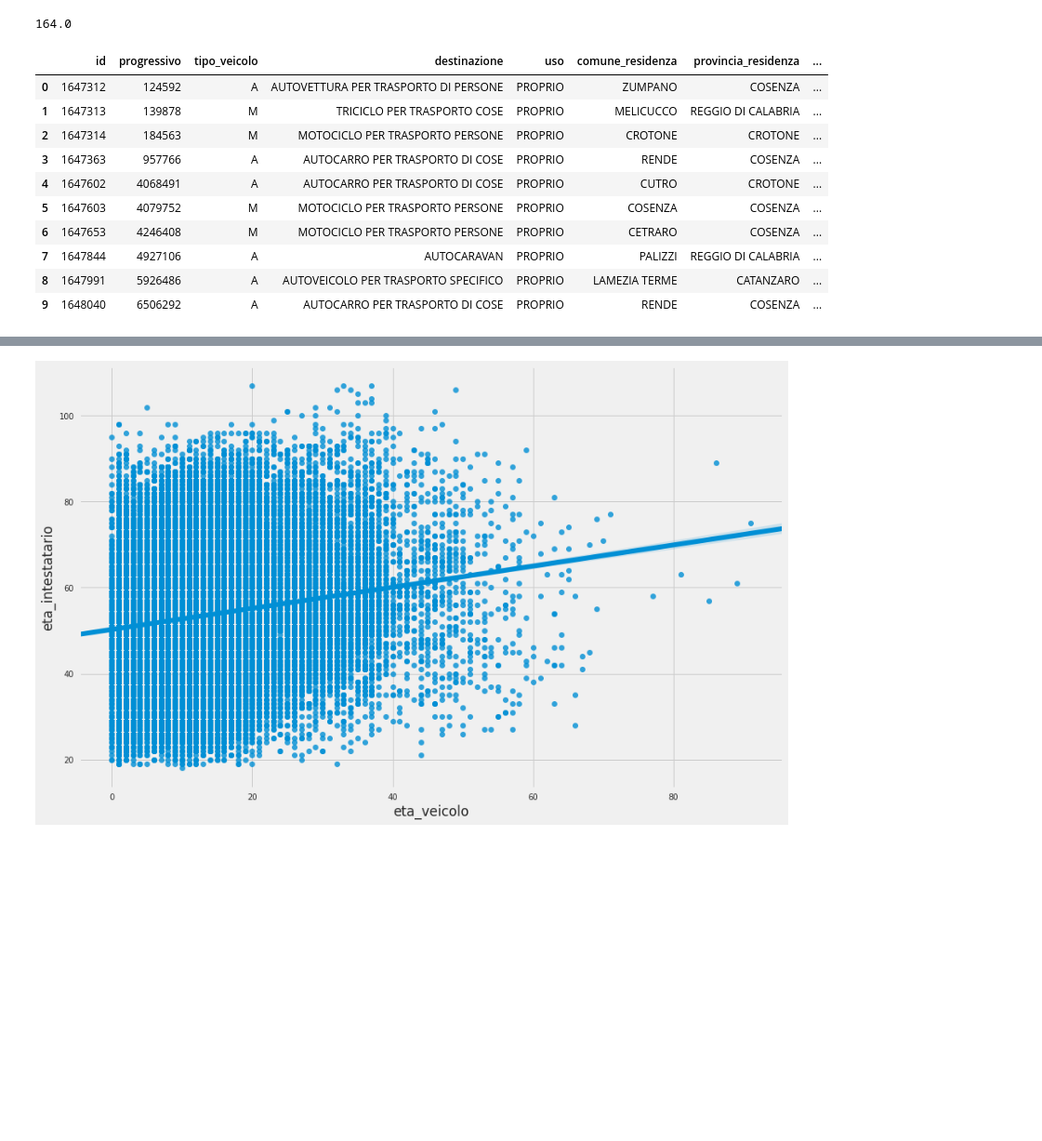
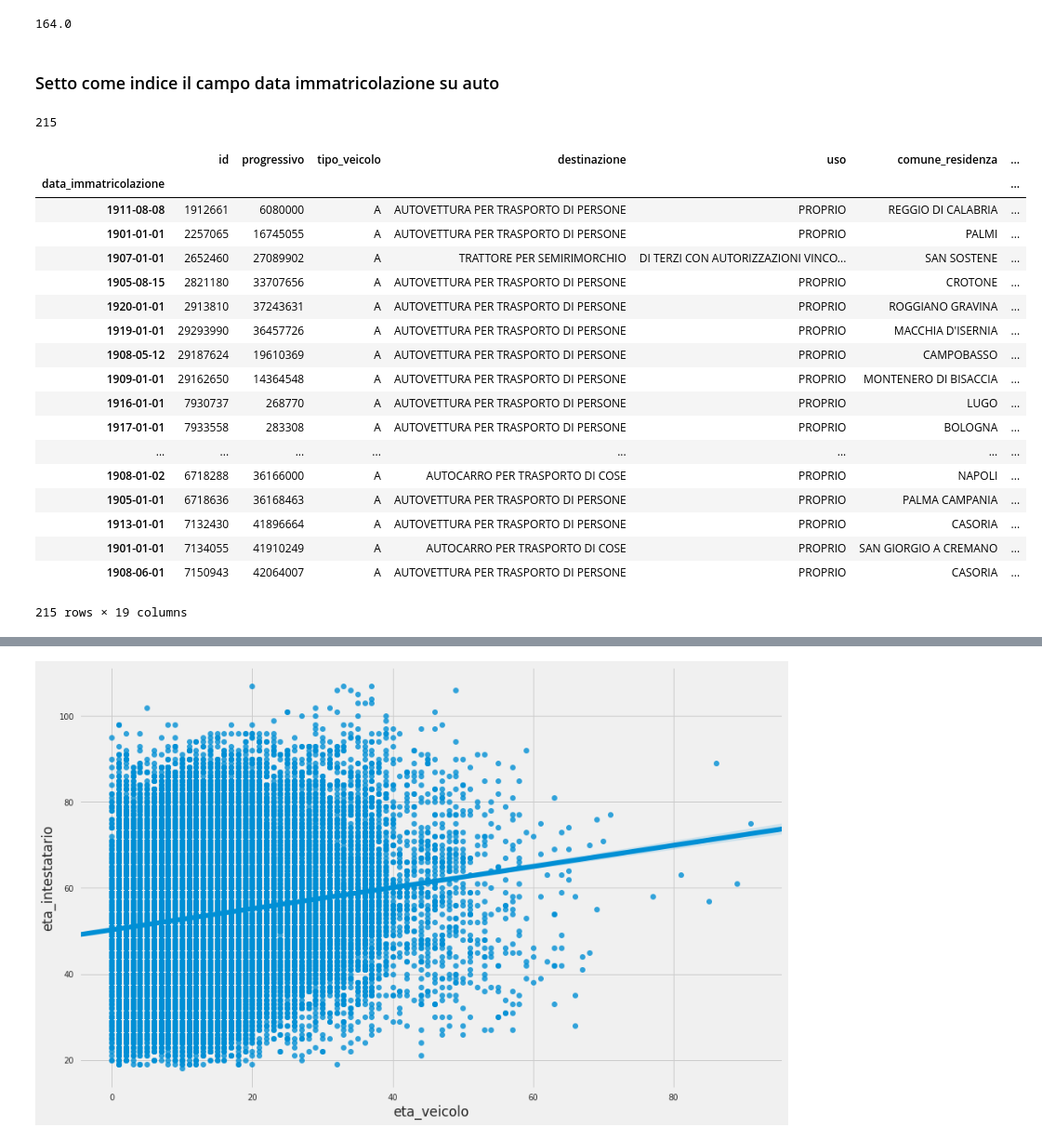
Before and after one commit to mariaclaudia/DAF_EDA_MIT_Patenti-ParcoMacchine, a Jupyter notebook: notebooks/1_MIT_Parco_Macchine_Data_preparation_EDA.ipynb, the cells around one changed output, grey strips where cells are left out. Shown: that part at 93% size. Saved outputs shown, nothing was run; the diff lists cells and outputs as text; code cells hidden in the pictures; blank space fills up the shorter version.

```diff
--- a/notebooks/1_MIT_Parco_Macchine_Ecologiche-Data_preparation.ipynb
+++ b/notebooks/1_MIT_Parco_Macchine_Data_preparation_EDA.ipynb
@@ -597,17 +639,5 @@ min(parco['eta_veicolo'])
 max(parco['eta_veicolo'])
 # %% [output]
 164.0
-# %%
-parco.head(10)
-# %% [output]
-|  | id | progressivo | tipo_veicolo | destinazione | uso | comune_residenza | provincia_residenza | ... |
-| 0 | 1647312 | 124592 | A | AUTOVETTURA PER TRASPORTO DI PERSONE | PROPRIO | ZUMPANO | COSENZA | ... |
-| 1 | 1647313 | 139878 | M | TRICICLO PER TRASPORTO COSE | PROPRIO | MELICUCCO | REGGIO DI CALABRIA | ... |
-| 2 | 1647314 | 184563 | M | MOTOCICLO PER TRASPORTO PERSONE | PROPRIO | CROTONE | CROTONE | ... |
-| 3 | 1647363 | 957766 | A | AUTOCARRO PER TRASPORTO DI COSE | PROPRIO | RENDE | COSENZA | ... |
-| 4 | 1647602 | 4068491 | A | AUTOCARRO PER TRASPORTO DI COSE | PROPRIO | CUTRO | CROTONE | ... |
-| 5 | 1647603 | 4079752 | M | MOTOCICLO PER TRASPORTO PERSONE | PROPRIO | COSENZA | COSENZA | ... |
-| 6 | 1647653 | 4246408 | M | MOTOCICLO PER TRASPORTO PERSONE | PROPRIO | CETRARO | COSENZA | ... |
-| 7 | 1647844 | 4927106 | A | AUTOCARAVAN | PROPRIO | PALIZZI | REGGIO DI CALABRIA | ... |
-| 8 | 1647991 | 5926486 | A | AUTOVEICOLO PER TRASPORTO SPECIFICO | PROPRIO | LAMEZIA TERME | CATANZARO | ... |
-| 9 | 1648040 | 6506292 | A | AUTOCARRO PER TRASPORTO DI COSE | PROPRIO | RENDE | COSENZA | ... |
+# %% [markdown]
+### Setto come indice il campo data immatricolazione su auto
@@ -613,0 +646,28 @@ parco.head(10)
+# %%
+_1920 = auto['1800-01-01': '1920-01-01']
+# %%
+len(_1920)
+# %% [output]
+215
+# %%
+_1920
+# %% [output]
+|  | id | progressivo | tipo_veicolo | destinazione | uso | comune_residenza | ... |
+| data_immatricolazione |  |  |  |  |  |  | ... |
+| 1911-08-08 | 1912661 | 6080000 | A | AUTOVETTURA PER TRASPORTO DI PERSONE | PROPRIO | REGGIO DI CALABRIA | ... |
+| 1901-01-01 | 2257065 | 16745055 | A | AUTOVETTURA PER TRASPORTO DI PERSONE | PROPRIO | PALMI | ... |
+| 1907-01-01 | 2652460 | 27089902 | A | TRATTORE PER SEMIRIMORCHIO | DI TERZI CON AUTORIZZAZIONI VINCO... | SAN SOSTENE | ... |
+| 1905-08-15 | 2821180 | 33707656 | A | AUTOVETTURA PER TRASPORTO DI PERSONE | PROPRIO | CROTONE | ... |
+| 1920-01-01 | 2913810 | 37243631 | A | AUTOVETTURA PER TRASPORTO DI PERSONE | PROPRIO | ROGGIANO GRAVINA | ... |
+| 1919-01-01 | 29293990 | 36457726 | A | AUTOVETTURA PER TRASPORTO DI PERSONE | PROPRIO | MACCHIA D'ISERNIA | ... |
+| 1908-05-12 | 29187624 | 19610369 | A | AUTOVETTURA PER TRASPORTO DI PERSONE | PROPRIO | CAMPOBASSO | ... |
+| 1909-01-01 | 29162650 | 14364548 | A | AUTOVETTURA PER TRASPORTO DI PERSONE | PROPRIO | MONTENERO DI BISACCIA | ... |
+| 1916-01-01 | 7930737 | 268770 | A | AUTOVETTURA PER TRASPORTO DI PERSONE | PROPRIO | LUGO | ... |
+| 1917-01-01 | 7933558 | 283308 | A | AUTOVETTURA PER TRASPORTO DI PERSONE | PROPRIO | BOLOGNA | ... |
+| ... | ... | ... | ... | ... | ... | ... | ... |
+| 1908-01-02 | 6718288 | 36166000 | A | AUTOCARRO PER TRASPORTO DI COSE | PROPRIO | NAPOLI | ... |
+| 1905-01-01 | 6718636 | 36168463 | A | AUTOVETTURA PER TRASPORTO DI PERSONE | PROPRIO | PALMA CAMPANIA | ... |
+| 1913-01-01 | 7132430 | 41896664 | A | AUTOVETTURA PER TRASPORTO DI PERSONE | PROPRIO | CASORIA | ... |
+| 1901-01-01 | 7134055 | 41910249 | A | AUTOCARRO PER TRASPORTO DI COSE | PROPRIO | SAN GIORGIO A CREMANO | ... |
+| 1908-06-01 | 7150943 | 42064007 | A | AUTOVETTURA PER TRASPORTO DI PERSONE | PROPRIO | CASORIA | ... |
+215 rows × 19 columns
```
Also changed, not shown: parts of 19 cells of this notebook, 2 other files.
